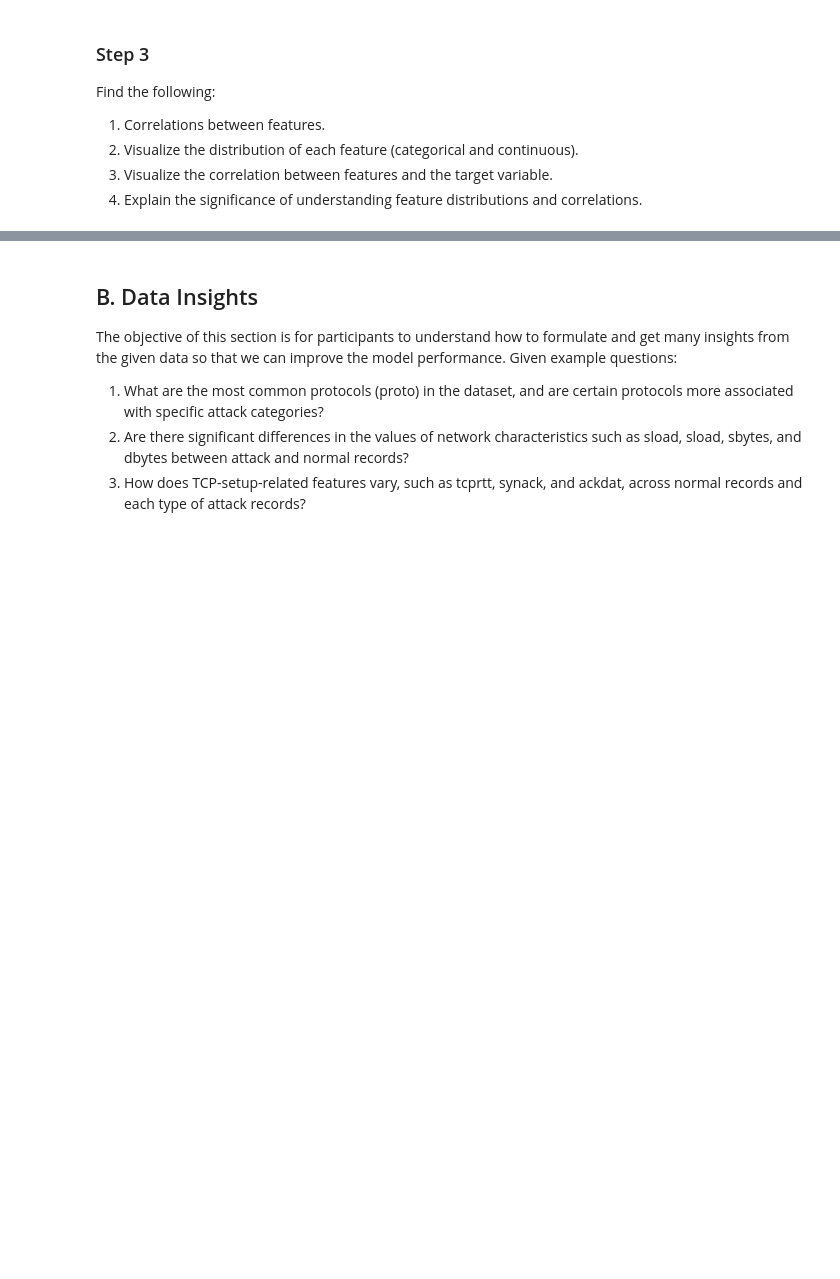
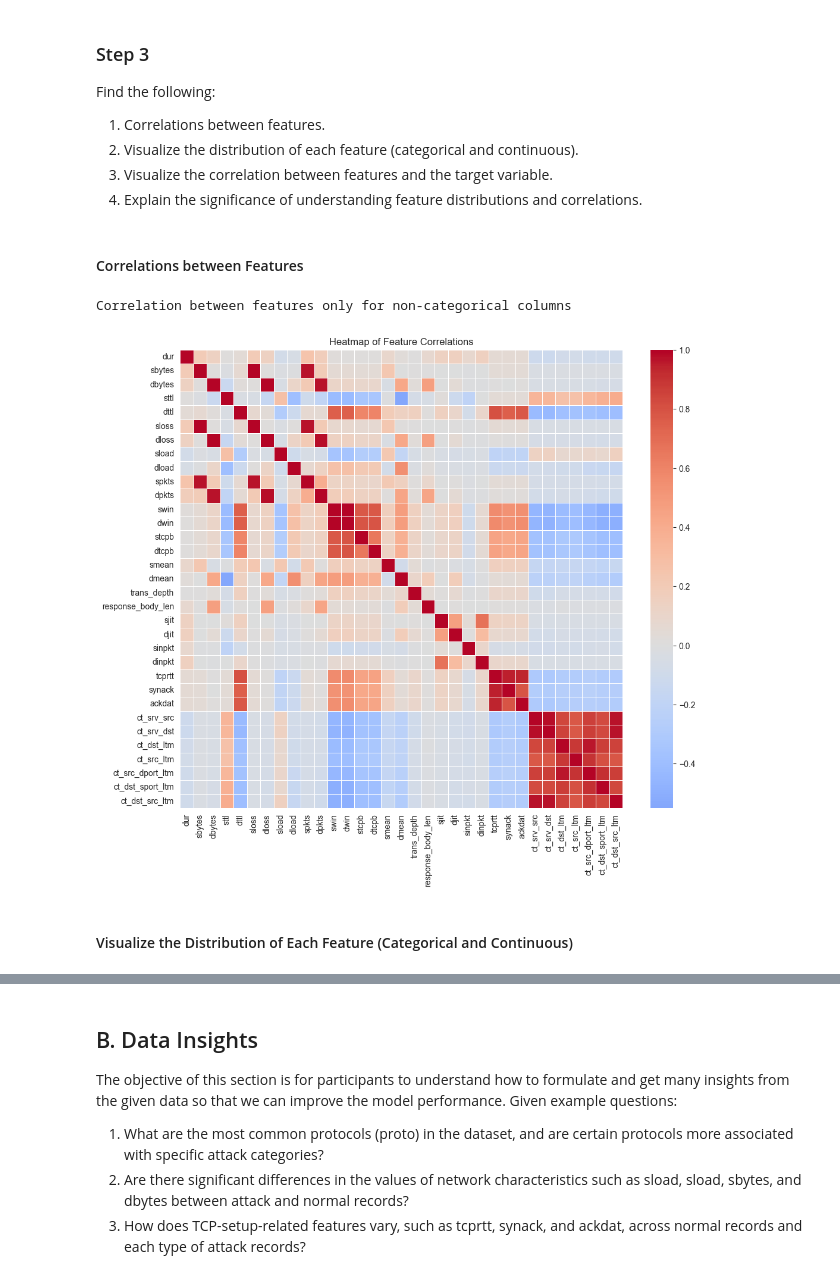
Before and after one commit to NoHaitch/Intro-to-Machine-Learning, a Jupyter notebook: Tucil2_13522071_13522091.ipynb, the cells around one changed output, grey strips where cells are left out. Cells and saved outputs as stored; diff of their text form; code cells hidden in the pictures; blank space fills up the shorter version.

```diff
--- a/Tucil2_13522071_13522091.ipynb
+++ b/Tucil2_13522071_13522091.ipynb
@@ -247,0 +251,19 @@ Find the following:
+# %%
+print_markdown("#### Correlations between Features")
+print("Correlation between features only for non-categorical columns")
+correlation = df_numeric.corr()
+
+plt.figure(figsize=(12, 10))
+
+sns.heatmap(correlation, annot=False, cmap='coolwarm', center=0, linewidths=0.5, fmt=".2f")
+
+plt.title("Heatmap of Feature Correlations")
+plt.show()
+# %% [output]
+#### Correlations between Features
+Correlation between features only for non-categorical columns
+[figure, added]
+# %%
+print_markdown("#### Visualize the Distribution of Each Feature (Categorical and Continuous)")
+# %% [output]
+#### Visualize the Distribution of Each Feature (Categorical and Continuous)
```
Also changed, not shown: parts of 55 cells of this notebook.
